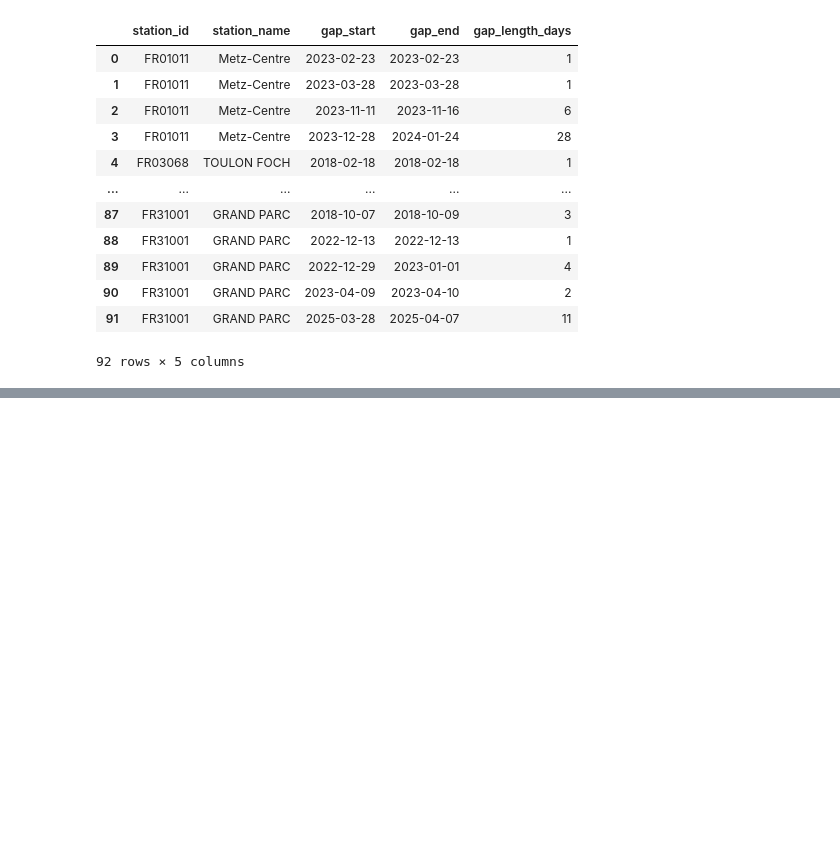
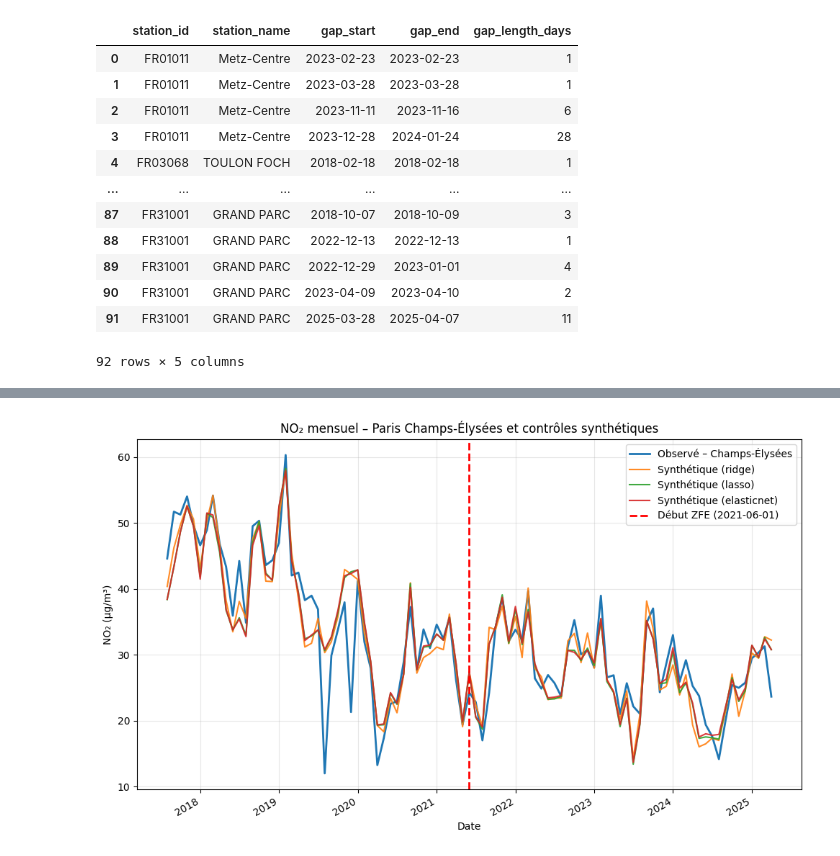
Before and after one commit to pasilvente/project_python_for_data_science_at_ENSAE_ZFE_ML_SCM, a Jupyter notebook: rapport_zfe.ipynb, the cells around one changed output, grey strips where cells are left out. Saved outputs shown, nothing was run; the diff lists cells and outputs as text; code cells hidden in the pictures; blank space fills up the shorter version.

Commit message:
Valeurs manquantes rédaction + cleaning et début SCM

```diff
--- a/rapport_zfe.ipynb
+++ b/rapport_zfe.ipynb
@@ -591,0 +762,85 @@ Stations donneuses Grenoble exclues pour trop de manquants :
+# %%
+import pandas as pd
+import matplotlib.pyplot as plt
+from pathlib import Path
+
+from scripts.scm_models import fit_penalized_scm_monthly, compute_att_summary
+
+# Dossiers
+PROJECT_ROOT = Path().resolve()
+DATA_DIR = PROJECT_ROOT / "data"
+
+# Chargement des métadonnées ZFE
+zfe_meta = pd.read_csv(DATA_DIR / "zfe_meta.csv")
+
+# Date de début de la ZFE Paris, ramenée au début de mois
+paris_start = pd.to_datetime(
+    zfe_meta.loc[zfe_meta["publisher_zfe_id"] == "PARIS", "first_date_debut"].iloc[0]
+)
+paris_start_month = paris_start.to_period("M").to_timestamp()
+
+print("Début ZFE Paris (mois utilisé pour le SCM) :", paris_start_month.date())
+
+# Chargement des séries journalières imputées (station traitée + donneurs)
+paris_target = pd.read_csv(DATA_DIR / "pollution_paris_no2_daily_imputed.csv")
+donors_paris = pd.read_csv(DATA_DIR / "no2_donors_paris_daily_imputed.csv")
+
+# Identifiant de la station traitée : Champs-Élysées
+treated_id_paris = "FR04031"
+
+# Ajustement des SCM pénalisés (Ridge, Lasso, ElasticNet)
+dates_paris, y_treated_paris, synthetic_paris, weights_paris = fit_penalized_scm_monthly(
+    treated_daily=paris_target,
+    donors_daily=donors_paris,
+    treated_id=treated_id_paris,
+    treatment_start=paris_start_month,
+)
+
+# Calcul des ATT moyens (avant / après / après hors Covid)
+att_summary_paris = compute_att_summary(
+    dates=dates_paris,
+    y_treated=y_treated_paris,
+    synthetic_dict=synthetic_paris,
+    treatment_start=paris_start_month,
+    covid_start=pd.Timestamp("2020-03-17"),
+    covid_end=pd.Timestamp("2021-06-30"),
+)
+
+print("Résumé des ATT (µg/m³) – Paris Champs-Élysées :")
+display(att_summary_paris)
+
+# Série temporelle observée vs synthétiques
+fig, ax = plt.subplots(figsize=(10, 6))
+
+ax.plot(dates_paris, y_treated_paris, label="Observé – Champs-Élysées", linewidth=2)
+
+for name, y_syn in synthetic_paris.items():
+    ax.plot(dates_paris, y_syn, label=f"Synthétique ({name})", alpha=0.9)
+
+ax.axvline(
+    paris_start_month,
+    color="red",
+    linestyle="--",
+    linewidth=2,
+    label=f"Début ZFE ({paris_start_month.date()})",
+)
+
+ax.set_title("NO₂ mensuel – Paris Champs-Élysées et contrôles synthétiques")
+ax.set_xlabel("Date")
+ax.set_ylabel("NO₂ (µg/m³)")
+ax.legend()
+ax.grid(True, alpha=0.3)
+fig.autofmt_xdate()
+plt.tight_layout()
+plt.show()
+
+# Graphiques des poids des donneurs pour chaque modèle
+for name, weights in weights_paris.items():
+    fig, ax = plt.subplots(figsize=(8, 6))
+    weights_sorted = weights.sort_values()
+    ax.barh(weights_sorted.index, weights_sorted.values)
+    ax.set_title(f"Poids des donneurs – modèle {name.capitalize()} (Champs-Élysées)")
+    ax.set_xlabel("Coefficient")
+    plt.tight_layout()
+    plt.show()
+# %% [output]
@@ -591,0 +853 @@ Stations donneuses Grenoble exclues pour trop de manquants :
+[figure, added]
```
Also changed, not shown: parts of 14 cells of this notebook, 8 other files.
